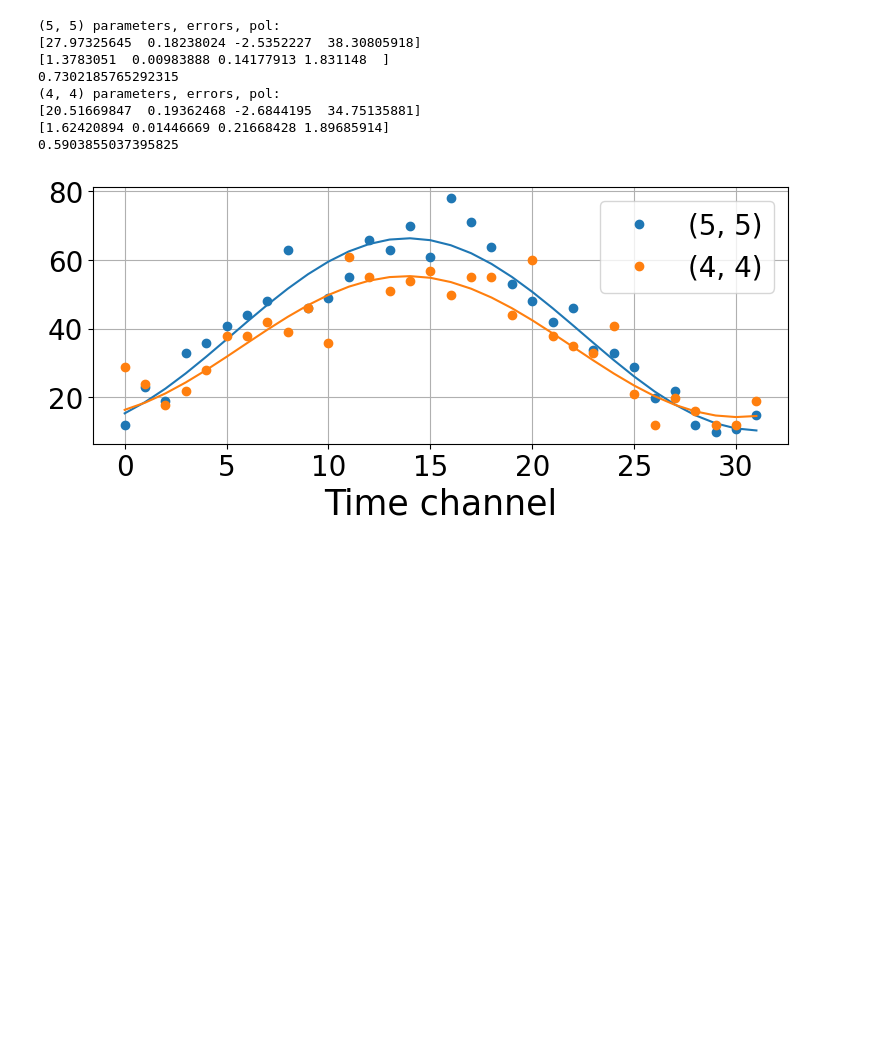
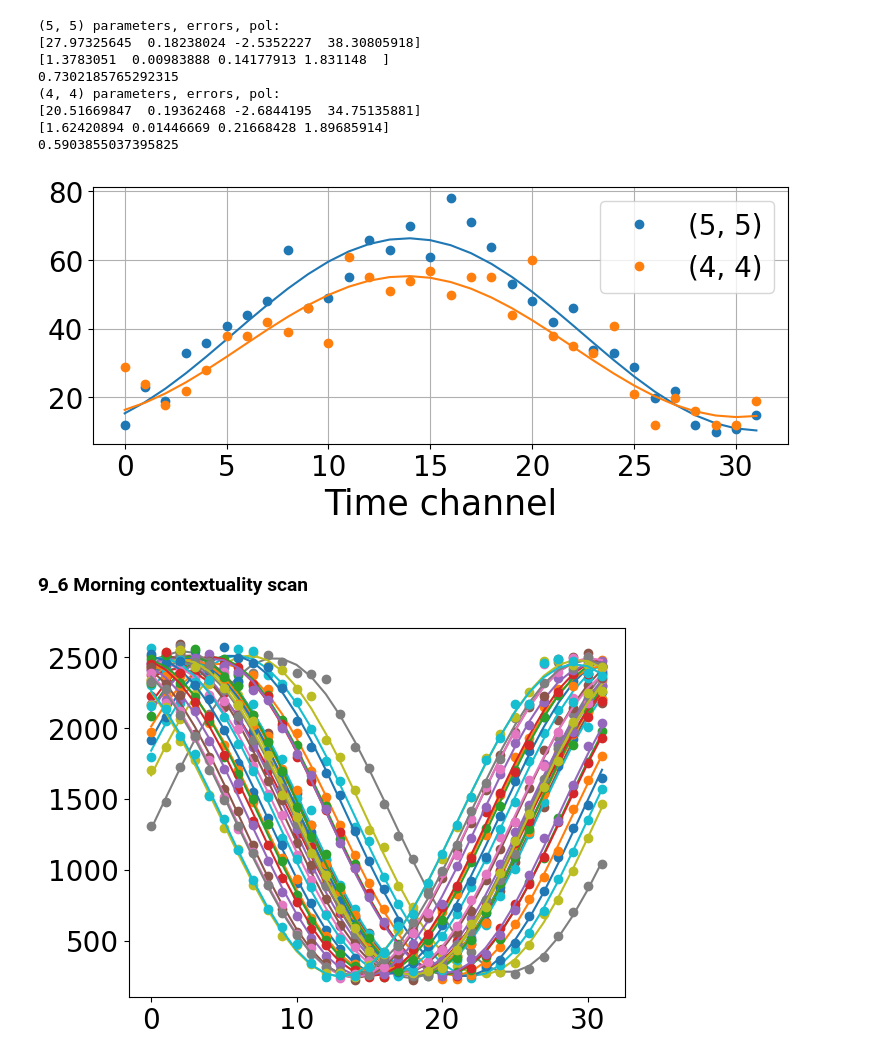
Before and after one commit to srmck/MIEZE-503, a Jupyter notebook: MIEZE_reduction.ipynb, the cells around one changed output. Saved outputs shown, nothing was run; the diff lists cells and outputs as text; code cells hidden in the pictures; blank space fills up the shorter version.

Commit message:
Included code for phase vs time

```diff
--- a/MIEZE_reduction.ipynb
+++ b/MIEZE_reduction.ipynb
@@ -15,12 +15,12 @@ import warnings
 from datetime import datetime
 import matplotlib.dates as dates
 
-laptop_direct = "C:/Users/samck/Desktop/Steve/New folder/"  #where the data is
+laptop_direct = "C:/Users/samck/Desktop/MIEZE/"  #where the data is
 desktop_direct = "C:/Users/xsm/Desktop/MIEZE_data/"
 home_direct = "C:/Users/samck/Desktop/MIEZE_data/"
 
 DEFAULT_DIRECT = laptop_direct  #can also be changed in function calls
-DEFAULT_SPICE_LOG_DIRECT = "C:/Users/samck/Desktop/MIEZE context/"
+DEFAULT_SPICE_LOG_DIRECT = "C:/Users/samck/Desktop/"
 
 assert isdir(DEFAULT_DIRECT), 'Default directory is not found!'
 print(f'Default directory: {DEFAULT_DIRECT}')
@@ -395,5 +395,30 @@ fits,_ = mega_fit(im577_rebin,check_fit=True,fit_indxs=[(5,5),(4,4)])
 [1.62420894 0.01446669 0.21668428 1.89685914]
 0.5903855037395825
 [figure]
-# %% [markdown]
-###
+# %% [markdown]
+### 9_6 Morning contextuality scan
+# %%
+f = lambda x,amp,freq,phase,shim: cos(x,amp,freq,phase,shim,0)
+time = np.arange(0,32)
+
+guess = [1.109e+03,1.958e-01,-1.6583,1.386e+03] #intial guess
+
+Rx,Ry = [190,340],[150,300]
+images,phases,time_stamps = [],[],[]
+for i in range(2507,2540):
+    images.append(np.sum(new_reduce(i,print_raw=False,print_summed=False,ROI_x=Rx,ROI_y=Ry),axis=(1,2)))
+    time_stamps.append(spice_log_reader(i)[2])
+
+    lb = (0,0,-10*np.pi,0)
+    ub = (np.max(images[-1]),1,10*np.pi,np.max(images[-1]))
+    bnds = (lb,ub)  #lower and upper bounds
+    parms,_ = curve_fit(f,time,images[-1],p0=guess,bounds=bnds)
+    guess = parms
+    phases.append(parms[2])
+
+    plt.plot(images[-1],'o',color=f'C{i}')
+    plt.plot(f(time,*parms),'-',color=f'C{i}')
+
+plt.show()
+# %% [output]
+[figure, added]
```
Also changed, not shown: parts of 3 cells of this notebook.
